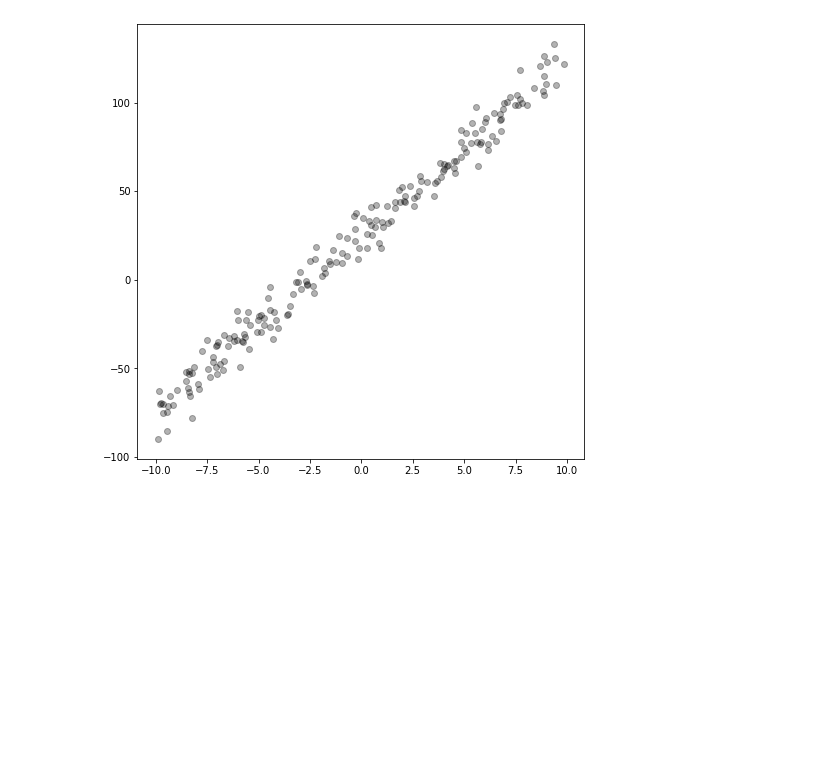
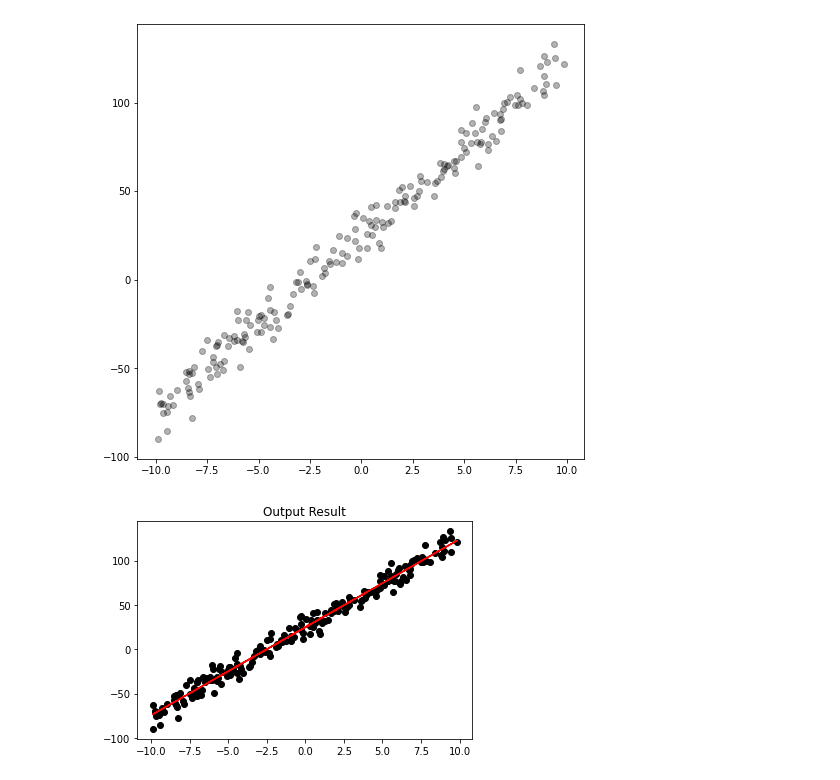
Before and after one commit to yangsu0/class_machine_learning, a Jupyter notebook: ML_Assignment3.ipynb, the cells around one changed output. Cells and saved outputs as stored; diff of their text form; code cells hidden in the pictures; blank space fills up the shorter version.

Commit message:
Plotting the linear regression result

```diff
--- a/ML_Assignment3.ipynb
+++ b/ML_Assignment3.ipynb
@@ -19,0 +25,38 @@ plt.show()
+# %%
+#define linear model 'h'
+def func_h(theta0, theta1):
+  return theta0 + theta1 * x
+# %%
+#define object function 'j'
+def func_j(theta0, theta1, m):
+  return (1/2*m) * sum((theta0 + theta1 * x[i] - y[i]) * (theta0 + theta1 * x[i] - y[i]) for i in range(m))
+# %%
+e_values = []
+theta0_values = []
+theta1_values = []
+# %%
+#Loop while the object function convergence
+
+while(1):
+  j = func_j(theta0, theta1, 200)
+
+  theta0 -= step_size * (1/200) * sum((func_h(theta0,theta1)[i] - y[i]) for i in range(200))
+  theta1 -= step_size * (1/200) * sum(((func_h(theta0,theta1)[i] - y[i]) * x[i]) for i in range(200))
+
+  new_j = func_j(theta0, theta1, 200)
+
+  e_values.append(new_j)
+  theta0_values.append(theta0)
+  theta1_values.append(theta1)
+
+  #until convergence
+  if abs(j-new_j) < 0.0000000000000000000001:
+    break
+# %%
+#output result of linear model
+plt.title('Output Result')
+plt.plot(x, func_h(theta0, theta1), 'r')
+plt.scatter(x,y,c='black')
+plt.show()
+# %% [output]
+[figure, added]
```
Also changed, not shown: parts of 1 cell of this notebook.
